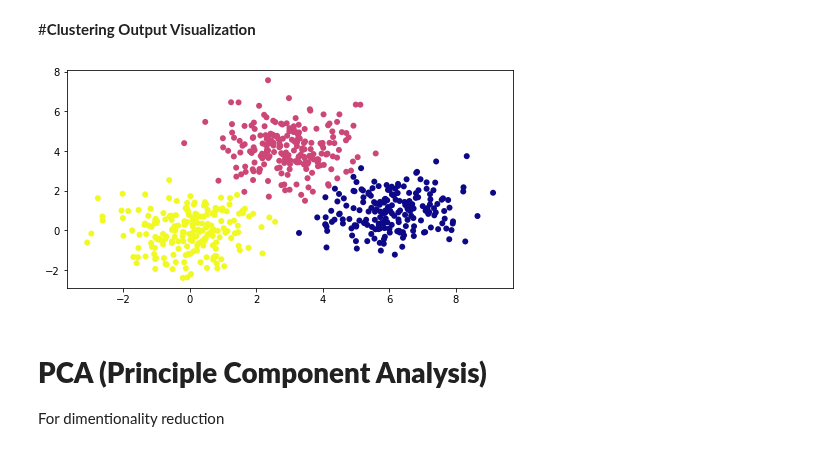
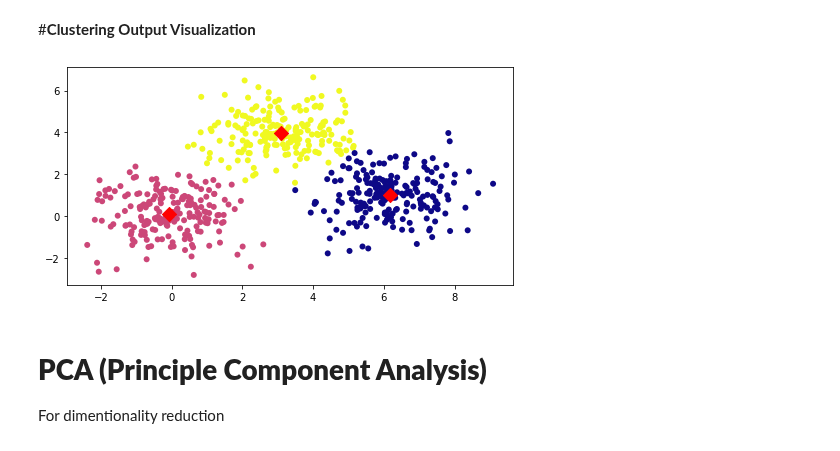
Before and after one commit to Alquem/machine-learning-syllabus, a Jupyter notebook: machine_learning/machine_learning_week_11/unsupervised_machine_learning.ipynb, the cells around one changed output. Saved outputs shown, nothing was run; the diff lists cells and outputs as text; code cells hidden in the pictures.

```diff
--- a/machine_learning/machine_learning_week_11/unsupervised_machine_learning.ipynb
+++ b/machine_learning/machine_learning_week_11/unsupervised_machine_learning.ipynb
@@ -252,22 +285,23 @@ array([2, 2, 2, 2, 2, 2, 2, 2, 2, 2, 2, 2, 2, 2, 2, 2, 2, 2, 2, 2, 2, 2,
 # %% [markdown]
 #**Clustering Output Visualization**
 # %%
-def plot_clustering(data, clusters, centroids = None):
+def plot_clustering(data, clusters, include_centroids = False, centroids = None):
 
     K_ = len(set(clusters))
 
     plt.figure(figsize=(8,4))
     plt.scatter(data[:,0], data[:,1], c=clusters, cmap="plasma", linewidths=0)
 
-    if centroids != None:
+    if include_centroids:
         for k in range(K_):
             plt.scatter(centroids[k,0], centroids[k, 1], s=100, marker='D', color='red')
 
     plt.show()
-# %%
-plot_clustering(data, clusters_sk)
-# %% [output]
-[figure, removed]
+# %%
+plot_clustering(data, clusters_sk, include_centroids = True, centroids = model.cluster_centers_)
+#plot_clustering(data, clusters_sk)
+# %% [output]
+[figure, added]
 # %% [markdown]
 # **PCA (Principle Component Analysis)**
 
```
Also changed, not shown: parts of 13 cells of this notebook.
